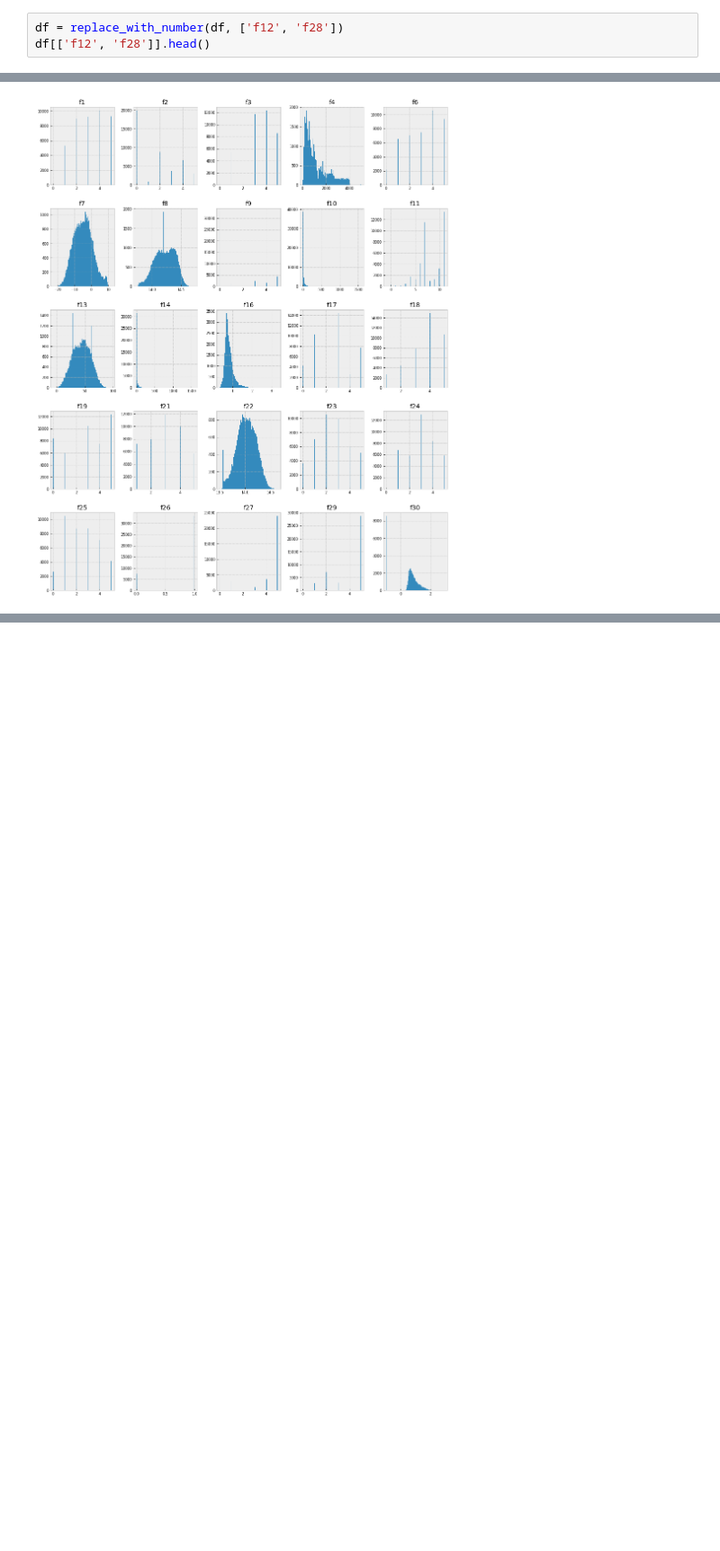
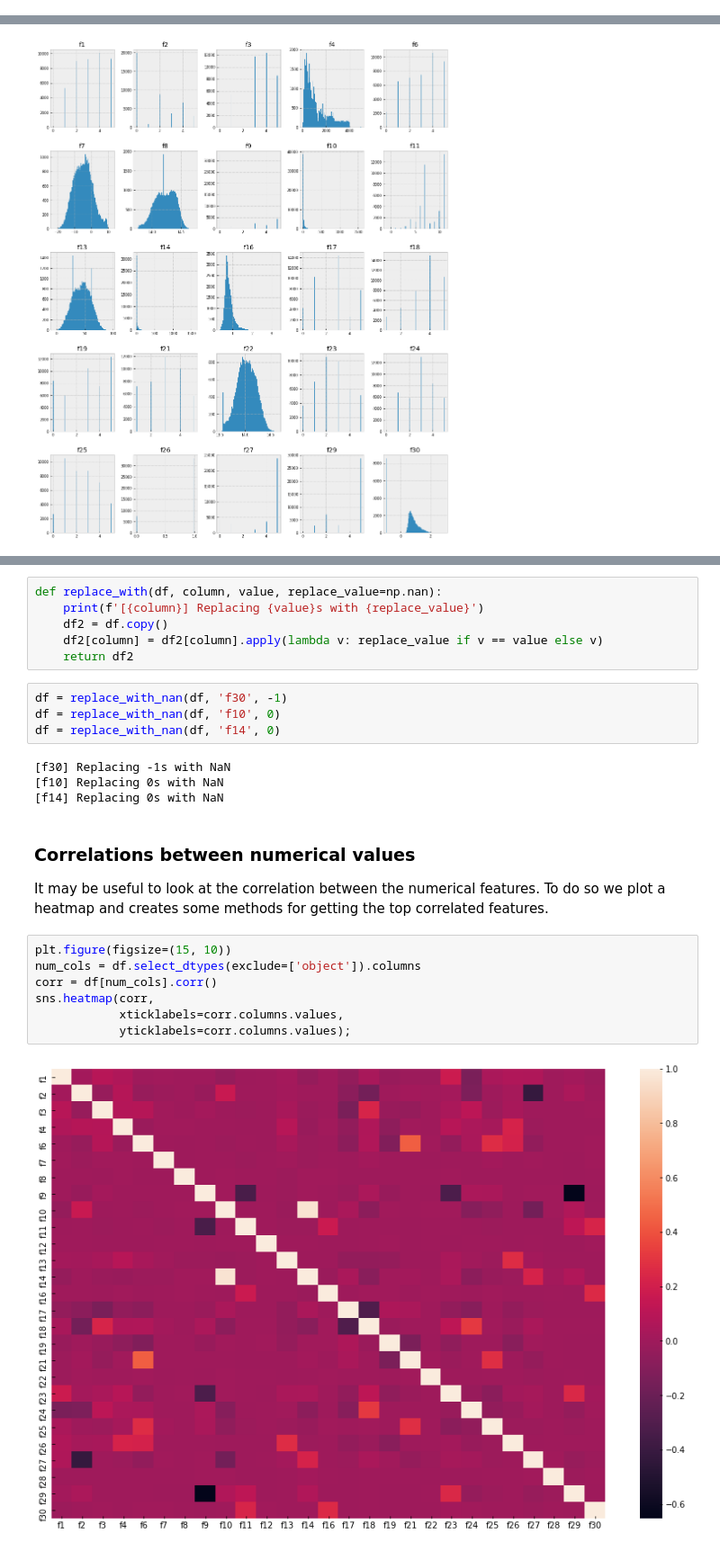
Before and after one commit to wQuole/TDT05, a Jupyter notebook: eda.ipynb, the cells around one changed output, grey strips where cells are left out. Shown at 90% size. Drawn from its saved outputs; the diff is of its cells as text; blank space fills up the shorter version.

```diff
--- a/eda.ipynb
+++ b/eda.ipynb
@@ -142,3 +140,0 @@ def replace_with_number(df, columns):
-# %%
-df = replace_with_number(df, ['f12', 'f28'])
-df[['f12', 'f28']].head()
@@ -161,0 +153,26 @@ From above it seems like only 9 of the numerical features are continuous (f4, f7
+# %%
+def replace_with(df, column, value, replace_value=np.nan):
+    print(f'[{column}] Replacing {value}s with {replace_value}')
+    df2 = df.copy()
+    df2[column] = df2[column].apply(lambda v: replace_value if v == value else v)
+    return df2
+# %%
+df = replace_with_nan(df, 'f30', -1)
+df = replace_with_nan(df, 'f10', 0)
+df = replace_with_nan(df, 'f14', 0)
+# %% [output]
+[f30] Replacing -1s with NaN
+[f10] Replacing 0s with NaN
+[f14] Replacing 0s with NaN
+# %% [markdown]
+### Correlations between numerical values
+It may be useful to look at the correlation between the numerical features. To do so we plot a heatmap and creates some methods for getting the top correlated features.
+# %%
+plt.figure(figsize=(15, 10))
+num_cols = df.select_dtypes(exclude=['object']).columns
+corr = df[num_cols].corr()
+sns.heatmap(corr,
+            xticklabels=corr.columns.values,
+            yticklabels=corr.columns.values);
+# %% [output]
+[figure, added]
```
Also changed, not shown: parts of 29 cells of this notebook.
